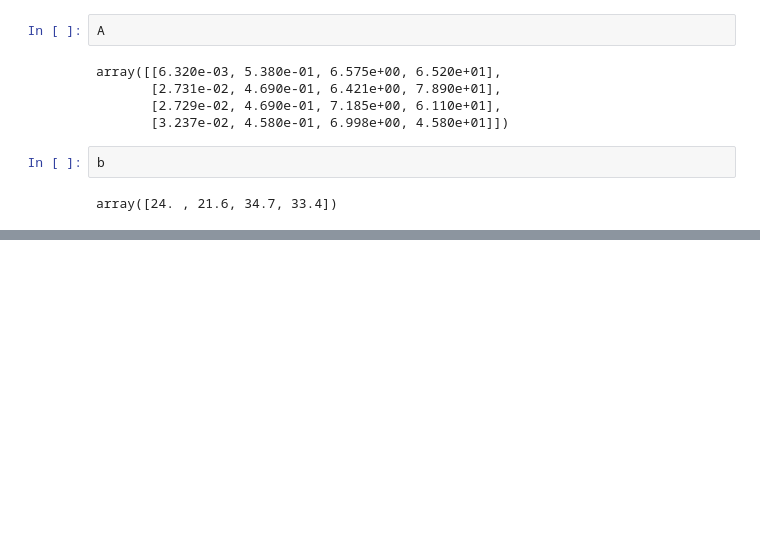
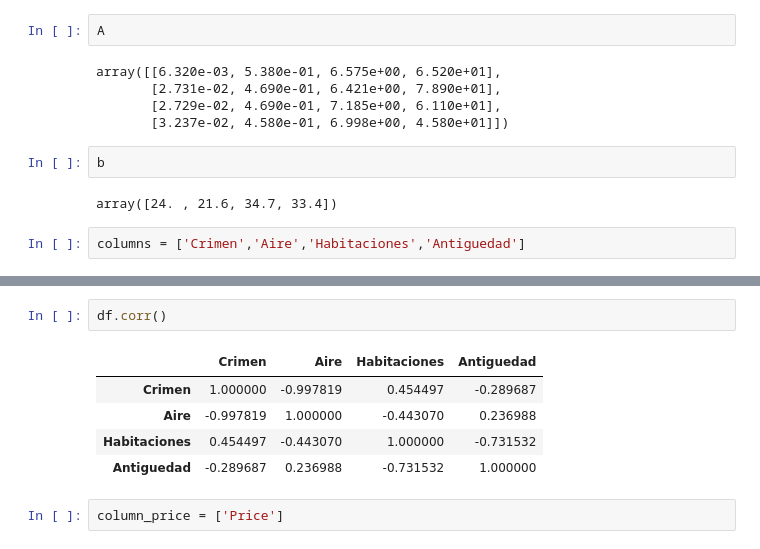
Before and after one commit to davidlealo/sic_ai_2024, a Jupyter notebook: 008_epilogo/Clase37_SIC_AI_2024.ipynb, the cells around one changed output, grey strips where cells are left out. Drawn from its saved outputs; the diff is of its cells as text; blank space fills up the shorter version.

```diff
--- a/008_epilogo/Clase37_SIC_AI_2024.ipynb
+++ b/008_epilogo/Clase37_SIC_AI_2024.ipynb
@@ -245,3 +245,5 @@ array([[6.320e-03, 5.380e-01, 6.575e+00, 6.520e+01],
 b
 # %% [output]
 array([24. , 21.6, 34.7, 33.4])
+# %%
+columns = ['Crimen','Aire','Habitaciones','Antiguedad']
@@ -247,0 +259,10 @@ array([24. , 21.6, 34.7, 33.4])
+# %%
+df.corr()
+# %% [output]
+|  | Crimen | Aire | Habitaciones | Antiguedad |
+| Crimen | 1.000000 | -0.997819 | 0.454497 | -0.289687 |
+| Aire | -0.997819 | 1.000000 | -0.443070 | 0.236988 |
+| Habitaciones | 0.454497 | -0.443070 | 1.000000 | -0.731532 |
+| Antiguedad | -0.289687 | 0.236988 | -0.731532 | 1.000000 |
+# %%
+column_price = ['Price']
```
Also changed, not shown: parts of 9 cells of this notebook.
